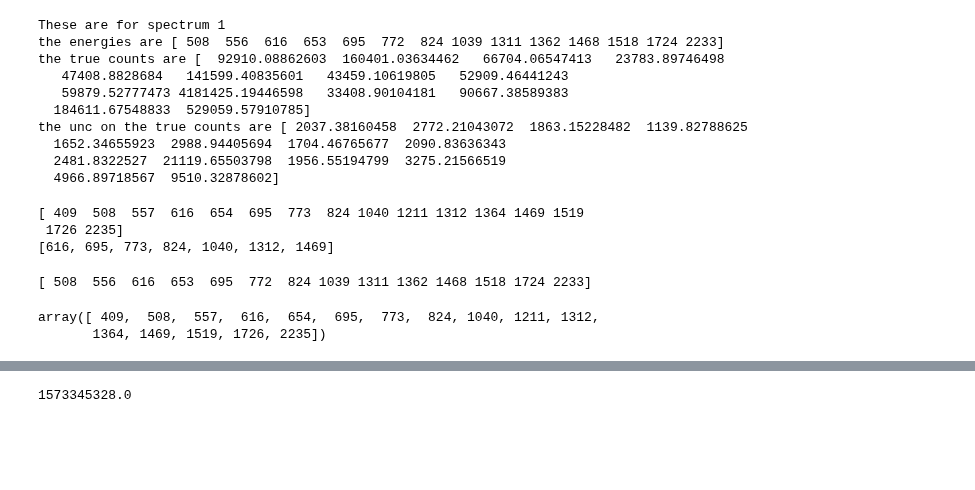
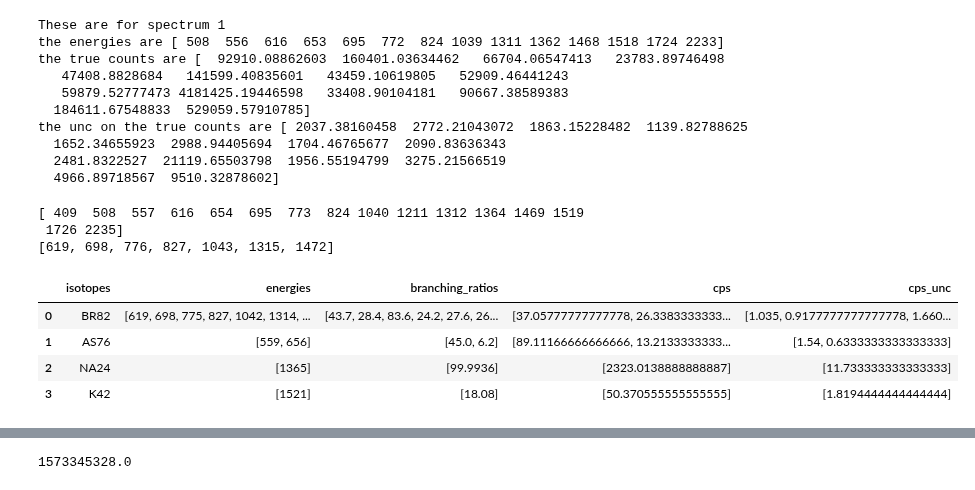
Before and after one commit to bearing/radwatch-analysis, a Jupyter notebook: NAA/NAA-Fall-2020-Ali-Testing.ipynb, the cells around one changed output, grey strips where cells are left out. Saved outputs shown, nothing was run; the diff lists cells and outputs as text; code cells hidden in the pictures; blank space fills up the shorter version.

```diff
--- a/NAA/NAA-Fall-2020-Ali-Testing.ipynb
+++ b/NAA/NAA-Fall-2020-Ali-Testing.ipynb
@@ -28,9 +28,9 @@ importlib.reload(ROI)
 <module 'ROI' from 'C:\\Users\\ahanks\\DoseNet\\radwatch-analysis\\ROI.py'>
 # %%
 def get_isotopes(energies):
-    hl_cut = 3600 #in becq.fetch decay radiation
+    hl_cut = 600 #in becq.fetch decay radiation
     br_cut =4.0
-    df = naa.naa_isotope_analyzer(energies.tolist(),hl_cut,br_cut)
+    df = naa.naa_isotope_analyzer(energies,hl_cut,br_cut,deltae=5.0)
 
     return df
 # %%
@@ -96,6 +73,9 @@ energies
+# %%
+energy_shift = 3
 # %%
 iso_dfs =[]
 #isotope analyzer improvement
 for e in energies:
+    e = e + energy_shift
     iso_dfs.append(get_isotopes(e))
 # %% [output]
@@ -193,7 +194,7 @@ print(iso_dfs[1].energies[0])
 # %% [output]
 [ 409  508  557  616  654  695  773  824 1040 1211 1312 1364 1469 1519
  1726 2235]
-[616, 695, 773, 824, 1040, 1312, 1469]
+[619, 698, 776, 827, 1043, 1315, 1472]
 # %%
 spectra = 0
 for s in range(3):
@@ -211,9 +212,15 @@ for s in range(3):
                     iso_dfs[s]['counts'][j][k] = round(ec[s][1][i])
                     iso_dfs[s]['count_unc'][j][k] = round(ec[s][2][i])
-# %%
-print(energies[0])
-energies[1]
-# %% [output]
-[ 508  556  616  653  695  772  824 1039 1311 1362 1468 1518 1724 2233]
-array([ 409,  508,  557,  616,  654,  695,  773,  824, 1040, 1211, 1312,
-       1364, 1469, 1519, 1726, 2235])
+# %%
+for i,df in enumerate(iso_dfs):
+    df['cps'] = df['counts']/cal_specs[i].livetime
+    df['cps_unc'] = df['count_unc']/cal_specs[i].livetime
+    df = df.drop('counts',1)
+    iso_dfs[i] = df.drop('count_unc',1)
+iso_dfs[0]
+# %% [output]
+|  | isotopes | energies | branching_ratios | cps | cps_unc |
+| 0 | BR82 | [619, 698, 775, 827, 1042, 1314, ... | [43.7, 28.4, 83.6, 24.2, 27.6, 26... | [37.05777777777778, 26.3383333333... | [1.035, 0.9177777777777778, 1.660... |
+| 1 | AS76 | [559, 656] | [45.0, 6.2] | [89.11166666666666, 13.2133333333... | [1.54, 0.6333333333333333] |
+| 2 | NA24 | [1365] | [99.9936] | [2323.0138888888887] | [11.733333333333333] |
+| 3 | K42 | [1521] | [18.08] | [50.370555555555555] | [1.8194444444444444] |
```
Also changed, not shown: parts of 26 cells of this notebook, 7 other files.
